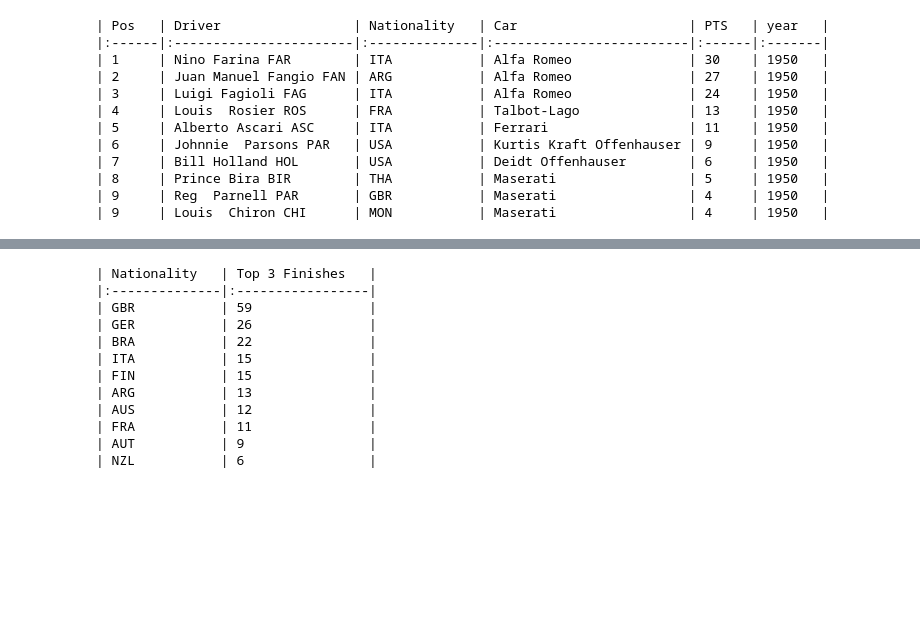
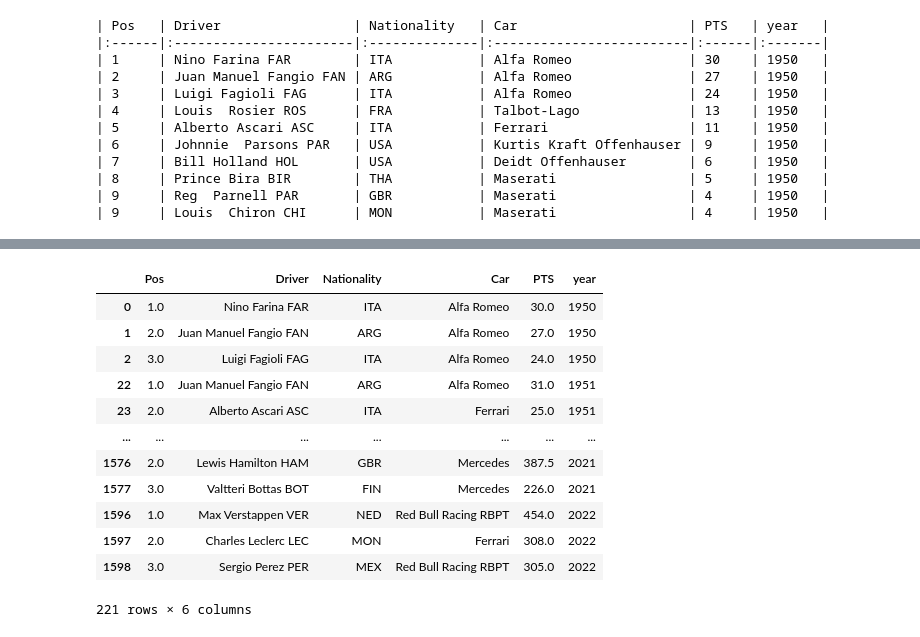
Before and after one commit to guz-vinueza/MLSupervisado, a Jupyter notebook: Clase 1- IntroCienciaDatos/C1_Exploracion_F1.ipynb, the cells around one changed output, grey strips where cells are left out. Cells and saved outputs as stored; diff of their text form; code cells hidden in the pictures; blank space fills up the shorter version.

```diff
--- a/Clase 1- IntroCienciaDatos/C1_Exploracion_F1.ipynb
+++ b/Clase 1- IntroCienciaDatos/C1_Exploracion_F1.ipynb
@@ -122,20 +180,20 @@ plt.show()
-# %%
-df['Pos'] = pd.to_numeric(df['Pos'], errors='coerce')
-top_3_finishes = df[df['Pos'].isin([1, 2, 3])]
-nationality_top_3_counts = top_3_finishes['Nationality'].value_counts().reset_index().head(10)
-nationality_top_3_counts.columns = ['Nationality', 'Top 3 Finishes']
-
-print(nationality_top_3_counts.to_markdown(index=False, numalign="left", stralign="left"))
-# %% [output]
-| Nationality   | Top 3 Finishes   |
-|:--------------|:-----------------|
-| GBR           | 59               |
-| GER           | 26               |
-| BRA           | 22               |
-| ITA           | 15               |
-| FIN           | 15               |
-| ARG           | 13               |
-| AUS           | 12               |
-| FRA           | 11               |
-| AUT           | 9                |
-| NZL           | 6                |
+# %%
+# Convierte el campo Pos a numérico
+df['Pos'] = pd.to_numeric(df['Pos'], errors='coerce')
+# Arma un dataset con los registros cuando la posición es 1, 2, 3
+top_3_finishes = df[df['Pos'].isin([1, 2, 3])]
+top_3_finishes
+# %% [output]
+|  | Pos | Driver | Nationality | Car | PTS | year |
+| 0 | 1.0 | Nino Farina FAR | ITA | Alfa Romeo | 30.0 | 1950 |
+| 1 | 2.0 | Juan Manuel Fangio FAN | ARG | Alfa Romeo | 27.0 | 1950 |
+| 2 | 3.0 | Luigi Fagioli FAG | ITA | Alfa Romeo | 24.0 | 1950 |
+| 22 | 1.0 | Juan Manuel Fangio FAN | ARG | Alfa Romeo | 31.0 | 1951 |
+| 23 | 2.0 | Alberto Ascari ASC | ITA | Ferrari | 25.0 | 1951 |
+| ... | ... | ... | ... | ... | ... | ... |
+| 1576 | 2.0 | Lewis Hamilton HAM | GBR | Mercedes | 387.5 | 2021 |
+| 1577 | 3.0 | Valtteri Bottas BOT | FIN | Mercedes | 226.0 | 2021 |
+| 1596 | 1.0 | Max Verstappen VER | NED | Red Bull Racing RBPT | 454.0 | 2022 |
+| 1597 | 2.0 | Charles Leclerc LEC | MON | Ferrari | 308.0 | 2022 |
+| 1598 | 3.0 | Sergio Perez PER | MEX | Red Bull Racing RBPT | 305.0 | 2022 |
+221 rows × 6 columns
```
Also changed, not shown: parts of 23 cells of this notebook.
